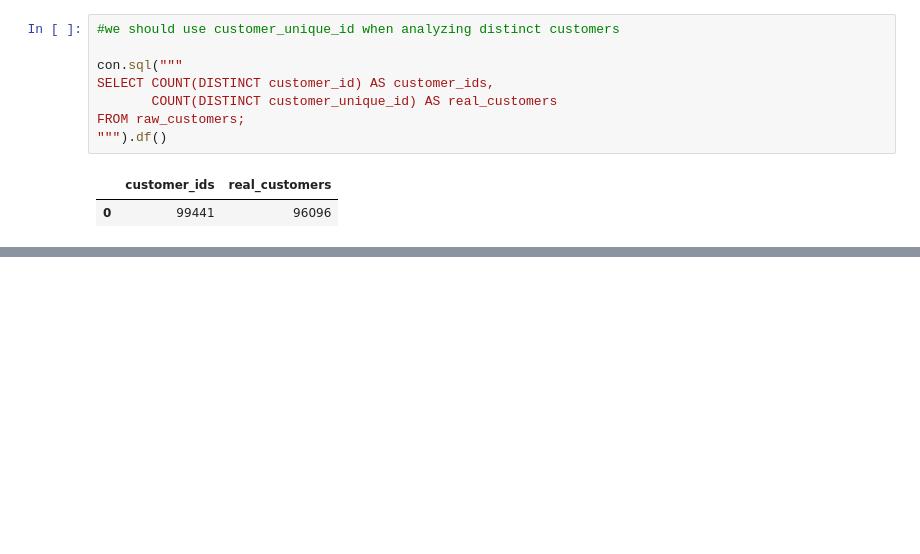
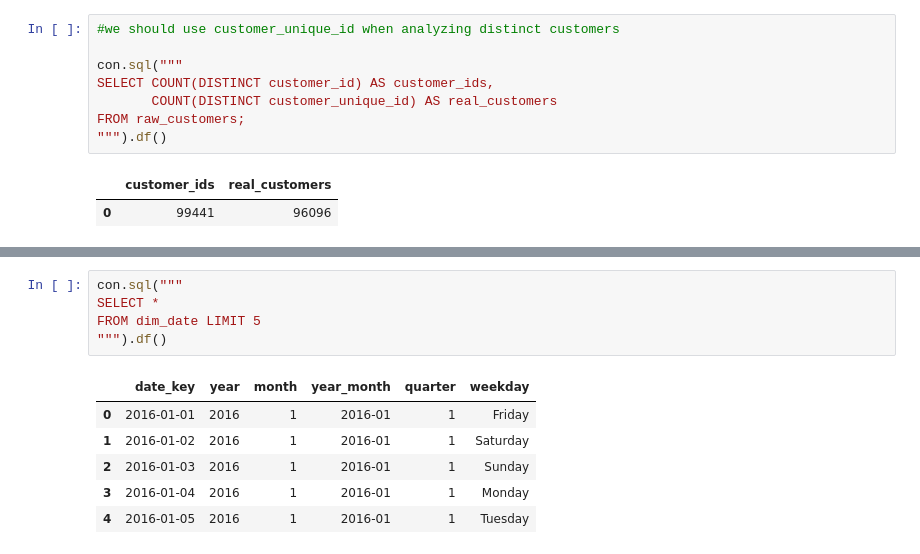
Before and after one commit to BugraTopcu/olist-ecommerce-analytics, a Jupyter notebook: notebooks/analysis.ipynb, the cells around one changed output, grey strips where cells are left out. Drawn from its saved outputs; the diff is of its cells as text; blank space fills up the shorter version.

```diff
--- a/notebooks/analysis.ipynb
+++ b/notebooks/analysis.ipynb
@@ -181,0 +211,12 @@ FROM raw_customers;
+# %%
+con.sql("""
+SELECT *
+FROM dim_date LIMIT 5
+""").df()
+# %% [output]
+|  | date_key | year | month | year_month | quarter | weekday |
+| 0 | 2016-01-01 | 2016 | 1 | 2016-01 | 1 | Friday |
+| 1 | 2016-01-02 | 2016 | 1 | 2016-01 | 1 | Saturday |
+| 2 | 2016-01-03 | 2016 | 1 | 2016-01 | 1 | Sunday |
+| 3 | 2016-01-04 | 2016 | 1 | 2016-01 | 1 | Monday |
+| 4 | 2016-01-05 | 2016 | 1 | 2016-01 | 1 | Tuesday |
```
Also changed, not shown: parts of 3 cells of this notebook, 1 other file.
